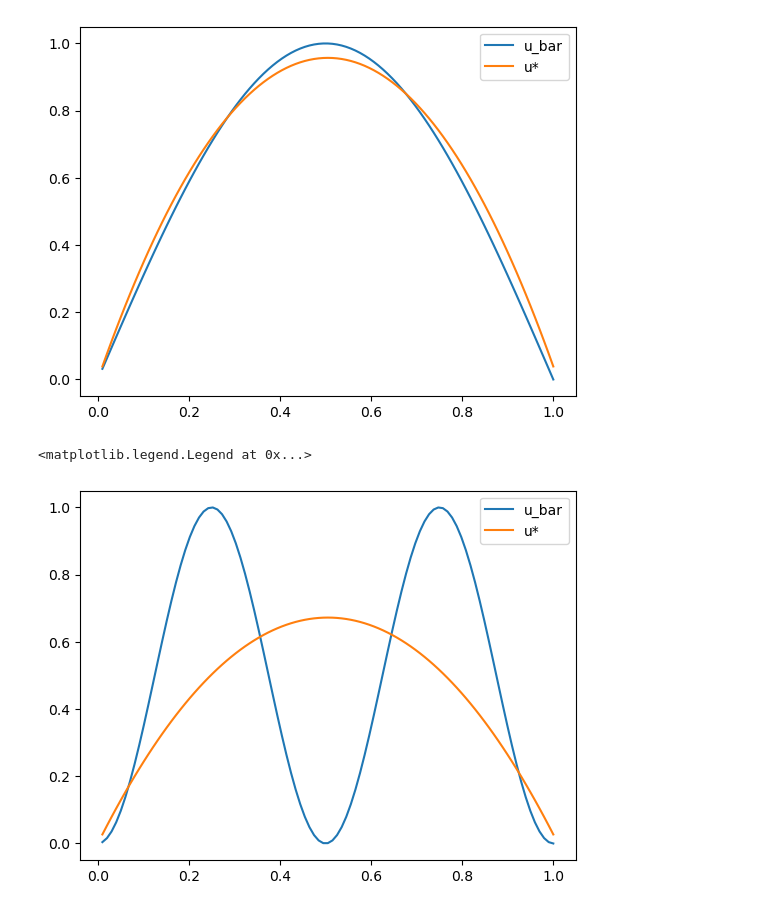
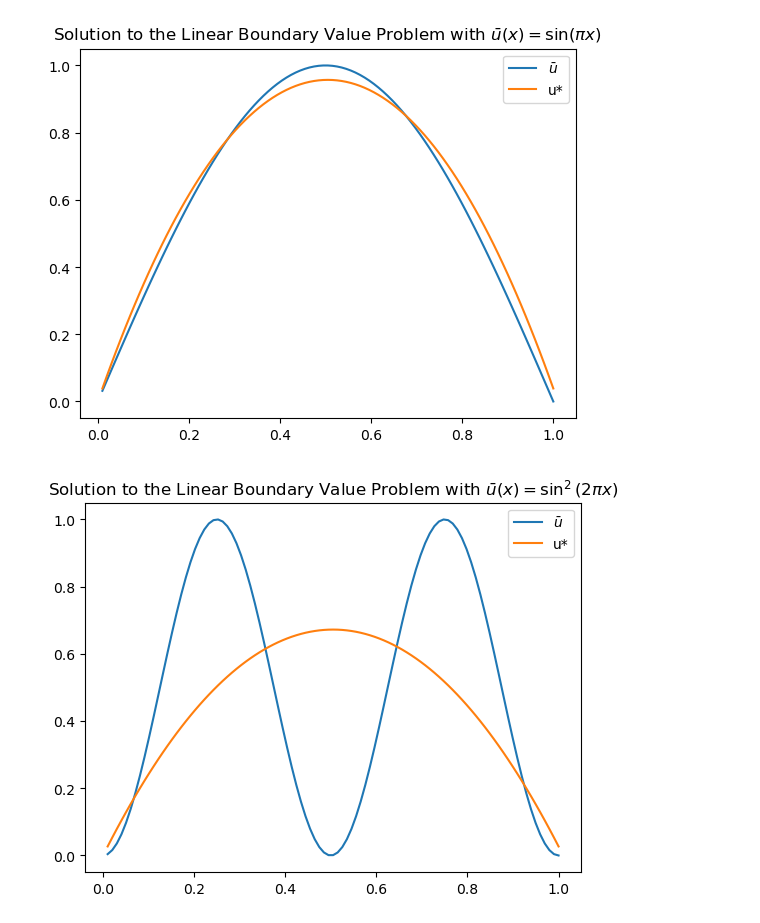
Before and after one commit to hbfreed/Numerical-OptimizationFinal, a Jupyter notebook: finalproject.ipynb, the cells around one changed output. Cells and saved outputs as stored; diff of their text form; code cells hidden in the pictures.

```diff
--- a/finalproject.ipynb
+++ b/finalproject.ipynb
@@ -53,19 +52,22 @@ b = np.sin(2 * np.pi * x) ** 2
 alphaa, u_stara, lambda_stara, f_stara = lmbvpoptim(a)
 alphab, u_starb, lambda_starb, f_starb = lmbvpoptim(b)
 # %%
-plt.plot(x,a)
-plt.plot(x,u_stara)
+plt.plot(x, a)
+plt.plot(x, u_stara)
 
-#add a legend to the plot
-plt.legend(['u_bar','u*'])
+# add a legend to the plot
+plt.legend([r'$\bar{u}$', 'u*'])
+plt.title(r'Solution to the Linear Boundary Value Problem with $\bar{u}(x) = \sin(\pi x)$')
 plt.show()
 # %% [output]
-[figure, old version]
+[figure, new version]
 # %%
-plt.plot(x,b)
-plt.plot(x,u_starb)
-#add a legend to the plot
-plt.legend(['u_bar','u*'])
+plt.plot(x, b)
+plt.plot(x, u_starb)
+
+# add a legend to the plot
+plt.legend([r'$\bar{u}$', 'u*'])
+plt.title(r'Solution to the Linear Boundary Value Problem with $\bar{u}(x) = \sin^2(2\pi x)$')
+plt.show()
 # %% [output]
-<matplotlib.legend.Legend at 0x...>
-[figure, old version]
+[figure, new version]
```
Also changed, not shown: parts of 5 cells of this notebook.
